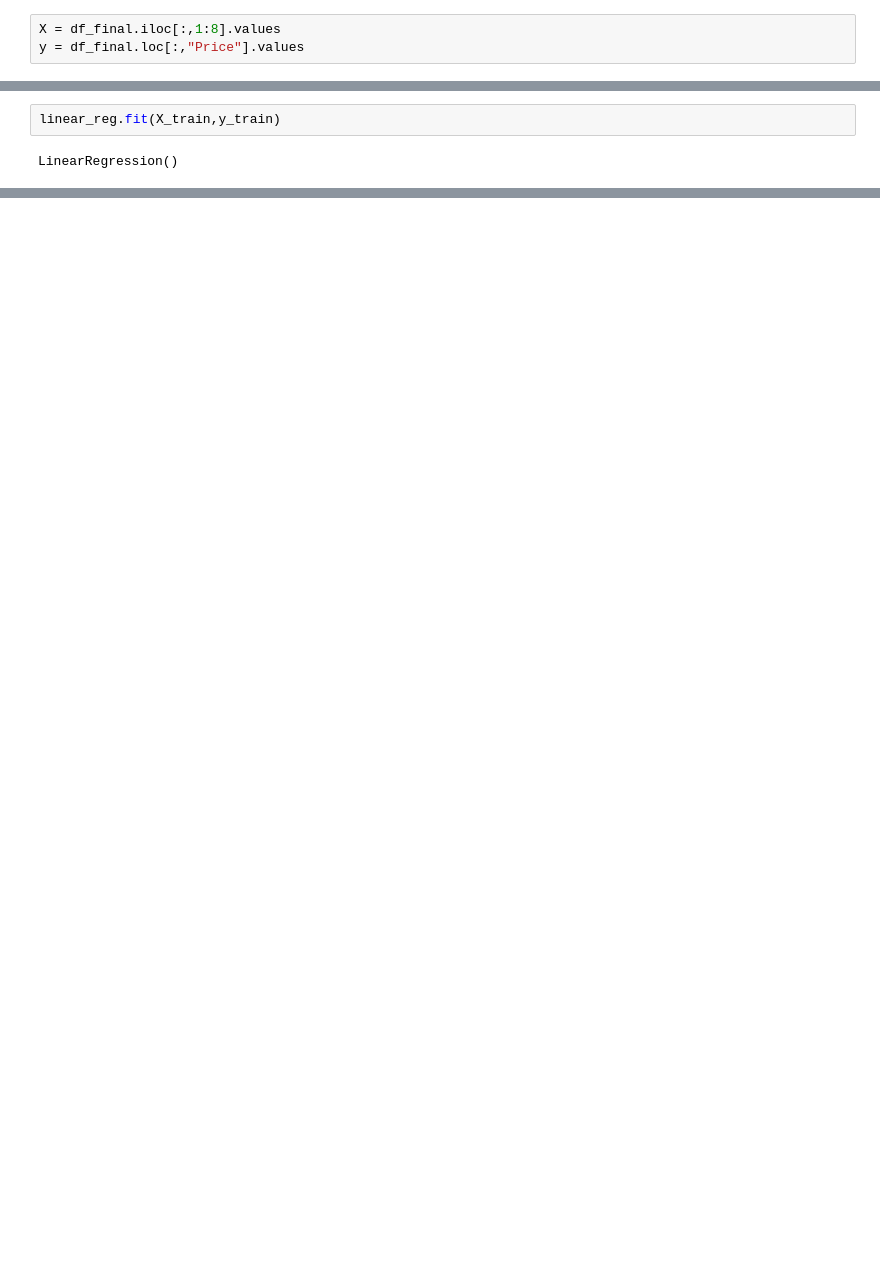
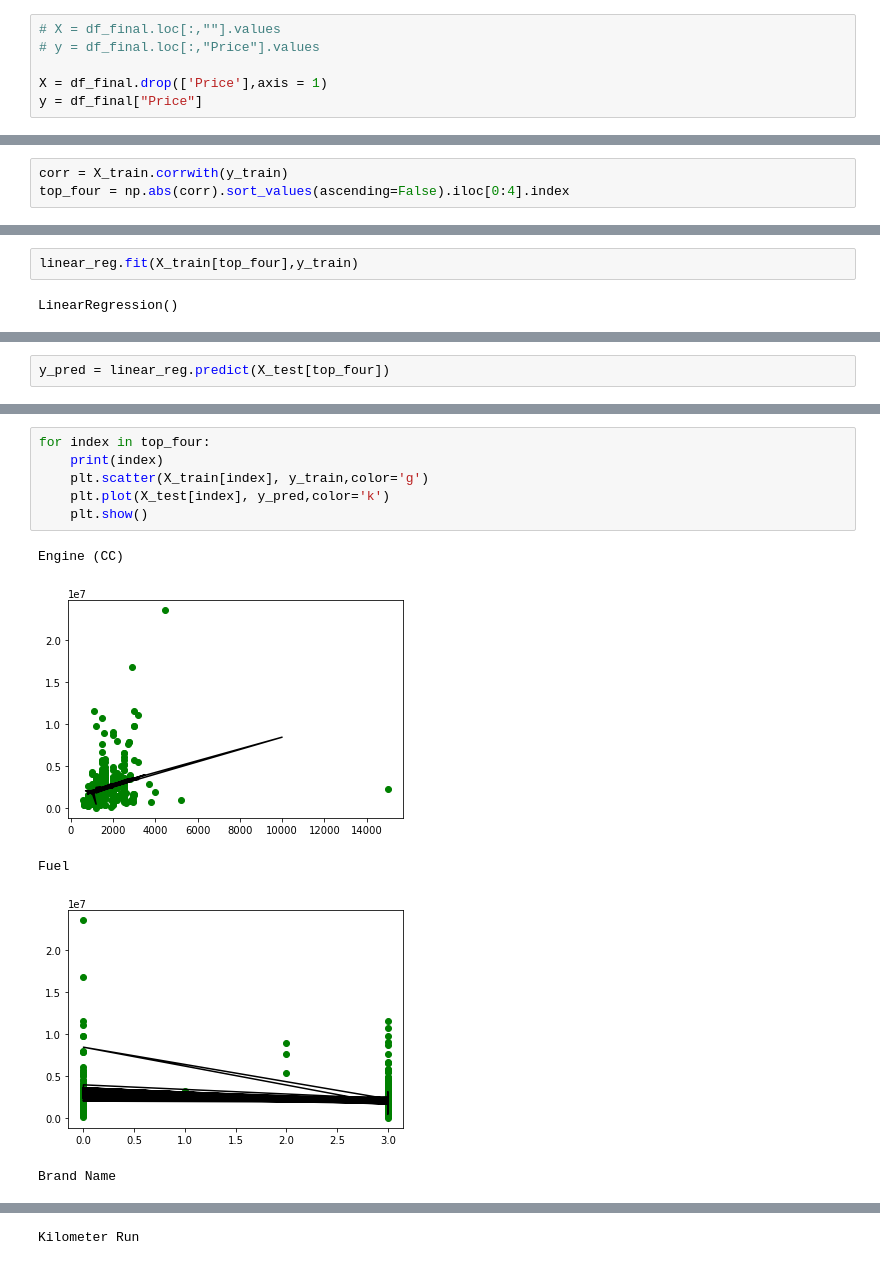
Before and after one commit to HordesOfGhost/Learning_EDA, a Jupyter notebook: HamroBazzar_Car/EDA_car.ipynb, the cells around one changed output, grey strips where cells are left out. Saved outputs shown, nothing was run; the diff lists cells and outputs as text; blank space fills up the shorter version.

```diff
--- a/HamroBazzar_Car/EDA_car.ipynb
+++ b/HamroBazzar_Car/EDA_car.ipynb
@@ -788,8 +789,11 @@ df_final.corr()
 | Kilometer Run | -0.078394 | 0.029855 | -0.000569 | -0.164472 | 0.089552 | -0.104953 | 1.000000 | 0.018272 |
 | Brand Name | 0.074262 | -0.032819 | -0.019514 | -0.008806 | 0.188441 | -0.246578 | 0.018272 | 1.000000 |
 # %%
-X = df_final.iloc[:,1:8].values
-y = df_final.loc[:,"Price"].values
+# X = df_final.loc[:,""].values
+# y = df_final.loc[:,"Price"].values
+
+X = df_final.drop(['Price'],axis = 1)
+y = df_final["Price"]
 # %%
 # print("***** Independent Values(x) *****")
 # print(X)
@@ -806,3 +810,6 @@ print(y.shape)
 (670,)
 # %%
 X_train,X_test,y_train,y_test = train_test_split(X,y,test_size = 0.2,random_state = 0)
+# %%
+corr = X_train.corrwith(y_train)
+top_four = np.abs(corr).sort_values(ascending=False).iloc[0:4].index
@@ -809,6 +820,6 @@ X_train,X_test,y_train,y_test = train_test_split(X,y,test_size = 0.2,random_stat
 # %%
 linear_reg = LinearRegression()
 # %%
-linear_reg.fit(X_train,y_train)
+linear_reg.fit(X_train[top_four],y_train)
 # %% [output]
 LinearRegression()
@@ -816,0 +826,2 @@ lin
+# %%
+y_pred = linear_reg.predict(X_test[top_four])
@@ -816,0 +841,12 @@ lin
+# %%
+for index in top_four:
+    print(index)
+    plt.scatter(X_train[index], y_train,color='g')
+    plt.plot(X_test[index], y_pred,color='k')
+    plt.show()
+# %% [output]
+Engine (CC)
+[figure, added]
+Fuel
+[figure, added]
+Brand Name
@@ -816,0 +854 @@ lin
+Kilometer Run
```
Also changed, not shown: parts of 11 cells of this notebook.
